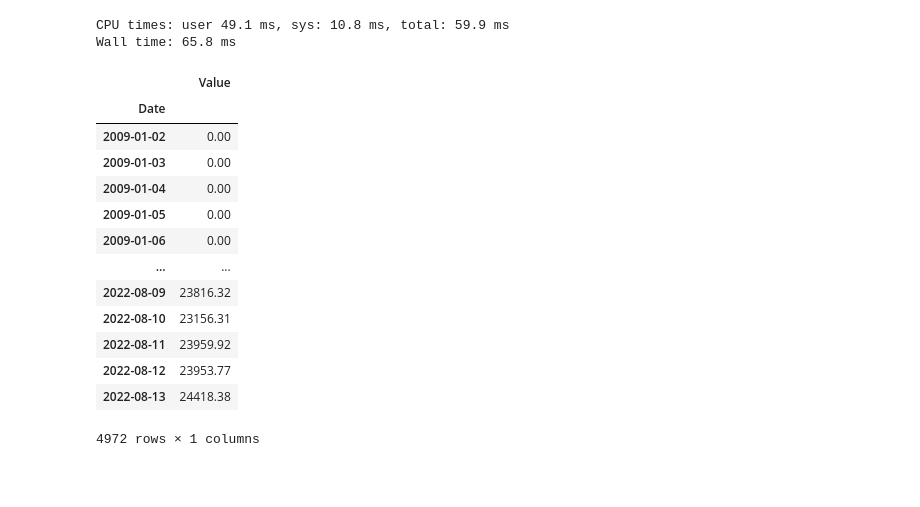
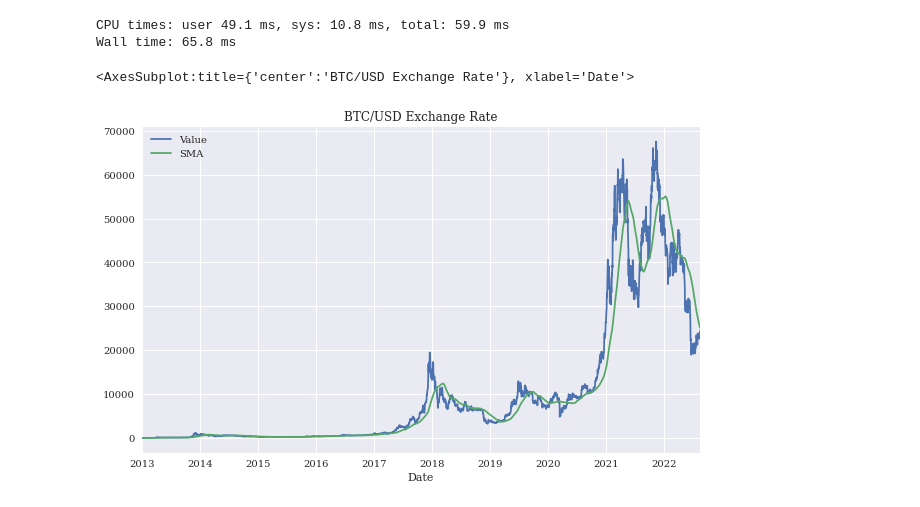
Before and after one commit to scknkrbg/pythonforalgo, a Jupyter notebook: 1. Python For Algorithmic Trading/1.ipynb, the cells around one changed output. Drawn from its saved outputs; the diff is of its cells as text; code cells hidden in the pictures; blank space fills up the shorter version.

```diff
--- a/1. Python For Algorithmic Trading/1.ipynb
+++ b/1. Python For Algorithmic Trading/1.ipynb
@@ -32,32 +32,21 @@ Wall time: 65.8 ms
 # %%
 %matplotlib inline
 from pylab import mpl, plt
 plt.style.use('seaborn')
 mpl.rcParams['savefig.dpi'] = 300
 mpl.rcParams['font.family'] = 'serif'
 
 
 import configparser
 c = configparser.ConfigParser()
 c.read('conf.cfg')
 
 import nasdaqdatalink
 nasdaqdatalink.ApiConfig.api_key = c['nasdaq']['api']
 d = nasdaqdatalink.get('BCHAIN/MKPRU')
 d['SMA'] = d['Value'].rolling(100).mean()
 d.loc['2013-1-1': ].plot(title = 'BTC/USD Exchange Rate', figsize=(10,6))
+kkk
 # %% [output]
-|  | Value |
-| Date |  |
-| 2009-01-02 | 0.00 |
-| 2009-01-03 | 0.00 |
-| 2009-01-04 | 0.00 |
-| 2009-01-05 | 0.00 |
-| 2009-01-06 | 0.00 |
-| ... | ... |
-| 2022-08-09 | 23816.32 |
-| 2022-08-10 | 23156.31 |
-| 2022-08-11 | 23959.92 |
-| 2022-08-12 | 23953.77 |
-| 2022-08-13 | 24418.38 |
-4972 rows × 1 columns
+<AxesSubplot:title={'center':'BTC/USD Exchange Rate'}, xlabel='Date'>
+[figure, added]
```
